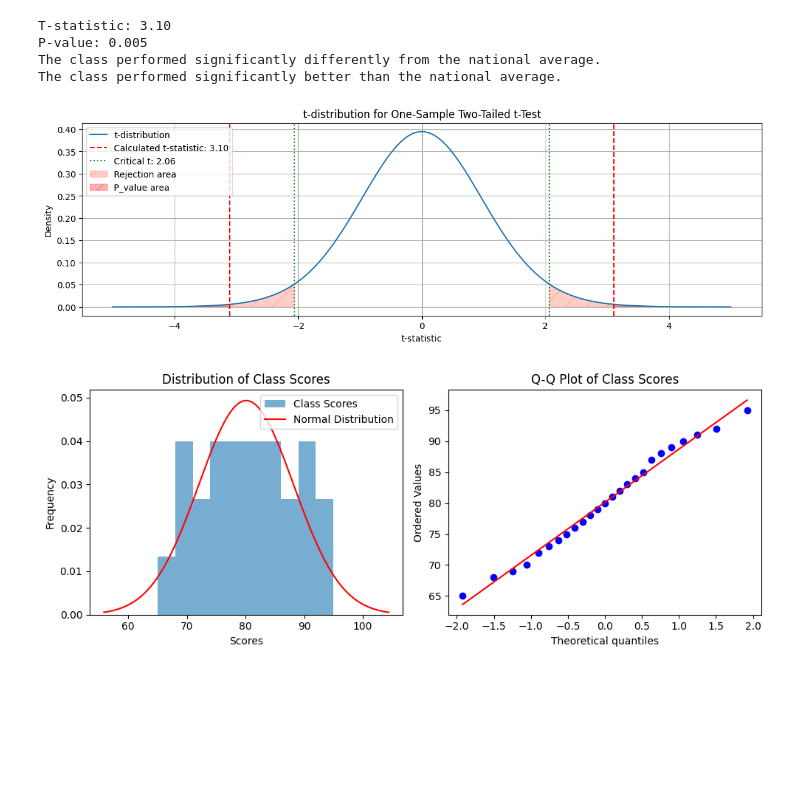
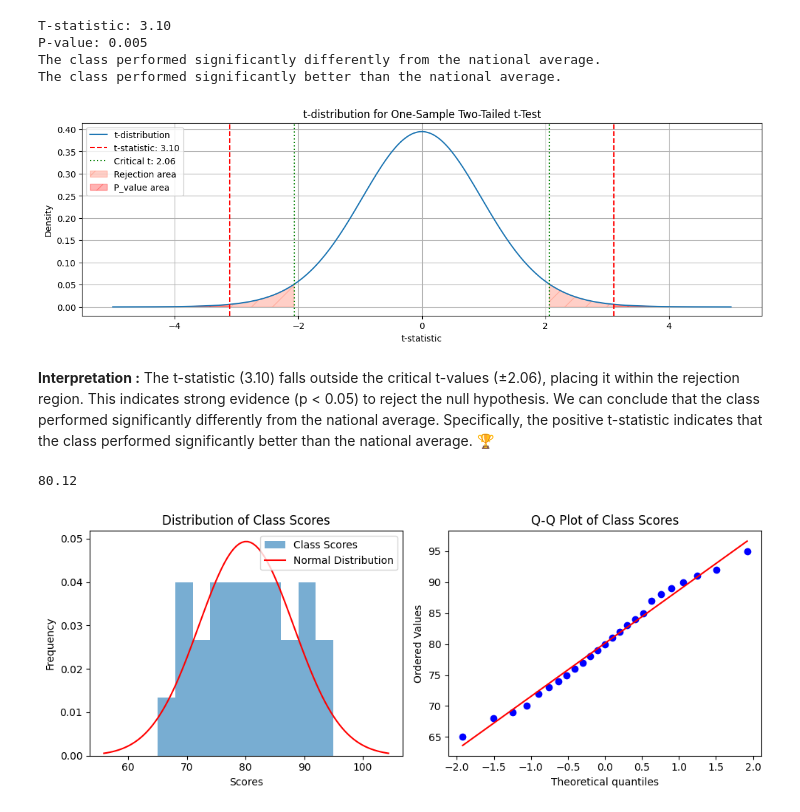
Before and after one commit to zakariajaadi/data-science-portofolio, a Jupyter notebook: Student's t-test Hypothesis Testing with Scipy.ipynb, the cells around one changed output. Drawn from its saved outputs; the diff is of its cells as text; code cells hidden in the pictures; blank space fills up the shorter version.

```diff
--- a/Student's t-test Hypothesis Testing with Scipy.ipynb
+++ b/Student's t-test Hypothesis Testing with Scipy.ipynb
@@ -73,36 +72,44 @@ plt.figure(figsize=(14, 4))
 x = np.linspace(-5, 5, 1000)
 df = len(class_scores) - 1  # Degrees of freedom (n - 1)
 t_dist = stats.t.pdf(x, df)
 
 # Plot the t-distribution curve
 plt.plot(x, t_dist, label="t-distribution")
 plt.title("t-distribution for One-Sample Two-Tailed t-Test")
 plt.xlabel("t-statistic")
 plt.ylabel("Density")
 
 # Adding the observed t-statistic
-plt.axvline(t_statistic, color='r', linestyle='--', label=f'Calculated t-statistic: {t_statistic:.2f}')
+plt.axvline(t_statistic, color='r', linestyle='--', label=f't-statistic: {t_statistic:.2f}')
 plt.axvline(-t_statistic, color='r', linestyle='--')
 
-critical_t = stats.t.ppf(1 - alpha/2, df)  # For two-tailed test
+#critcal t value (see it as max allowed diffirence betwen sample and pop mean)
+critical_t = stats.t.ppf(1 - alpha/2, df)
+
 plt.axvline(critical_t, color='green', linestyle=':', label=f'Critical t: {critical_t:.2f}')
 plt.axvline(-critical_t, color='green', linestyle=':')
 
 # For two-tailed test, we shade the areas in both tails
 plt.fill_between(x, t_dist, where=(x <= -critical_t) | (x >= critical_t), color='tomato',hatch="/", alpha=0.3,label="Rejection area")
 
 # For two-tailed test, we shade the areas in both tails
 plt.fill_between(x, t_dist, where=(x <= -t_statistic) | (x >= t_statistic), color='red',hatch="/", alpha=0.3, label="P_value area")
 
 
 # Adding labels
 plt.legend(loc='upper left')
 plt.grid(True)
 
 # Show plot
 plt.show()
 # %% [output]
-[figure, old version]
+[figure, new version]
+# %% [markdown]
+**Interpretation :** The t-statistic (3.10) falls outside the critical t-values (±2.06), placing it within the rejection region. This indicates strong evidence (p < 0.05) to reject the null hypothesis.  We can conclude that the class performed significantly differently from the national average.  Specifically, the positive t-statistic indicates that the class performed significantly better than the national average. 🏆
+# %%
+np.mean(class_scores)
+# %% [output]
+80.12
 # %%
 import matplotlib.pyplot as plt
 import scipy.stats as stats
```
Also changed, not shown: parts of 1 cell of this notebook.
